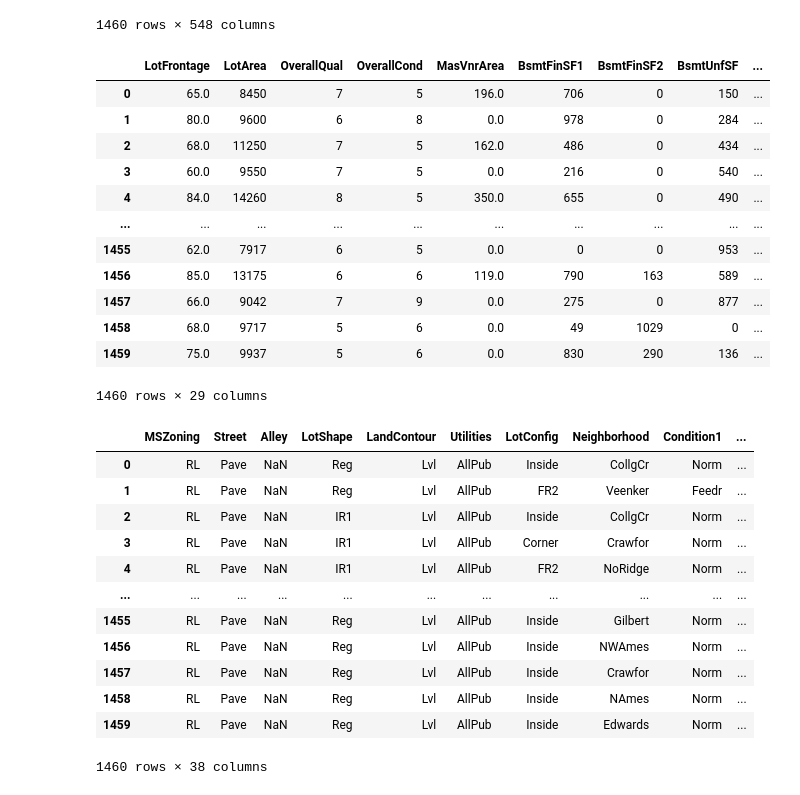
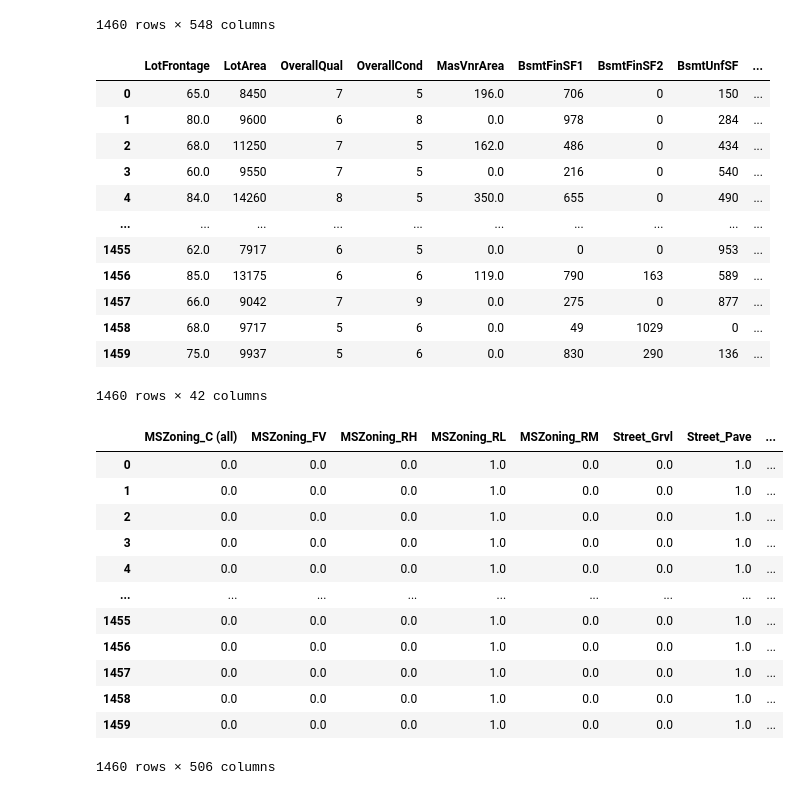
Before and after one commit to matthewgraca/4661-house-prices-regression, a Jupyter notebook: notebooks/Using data_processor.ipynb, the cells around one changed output. Saved outputs shown, nothing was run; the diff lists cells and outputs as text; code cells hidden in the pictures.

Commit message:
updated data_processor usage

```diff
--- a/notebooks/Using data_processor.ipynb
+++ b/notebooks/Using data_processor.ipynb
@@ -3,9 +3,8 @@ import pandas as pd
 from data_processor import DataProcessor
 
 # if you wanna see how this works, look at the "Feature Engineering" notebook
-dp = DataProcessor()
-original_df = pd.read_csv("../data/train.csv")
-df = dp.encode_data(original_df)
+dp = DataProcessor(pd.read_csv("../data/train.csv"))
+df = dp.complete_data()
 df
 # %% [output]
 |  | LotFrontage | LotArea | OverallQual | OverallCond | MasVnrArea | BsmtFinSF1 | BsmtFinSF2 | BsmtUnfSF | ... |
@@ -22,7 +21,7 @@ df
 | 1459 | 75.0 | 9937 | 5 | 6 | 0.0 | 830 | 290 | 136 | ... |
 1460 rows × 548 columns
 # %%
-num_df = dp.numerical_data(original_df)
+num_df = dp.numerical_data()
 num_df
 # %% [output]
 |  | LotFrontage | LotArea | OverallQual | OverallCond | MasVnrArea | BsmtFinSF1 | BsmtFinSF2 | BsmtUnfSF | ... |
@@ -37,21 +36,21 @@ num_df
 | 1457 | 66.0 | 9042 | 7 | 9 | 0.0 | 275 | 0 | 877 | ... |
 | 1458 | 68.0 | 9717 | 5 | 6 | 0.0 | 49 | 1029 | 0 | ... |
 | 1459 | 75.0 | 9937 | 5 | 6 | 0.0 | 830 | 290 | 136 | ... |
-1460 rows × 29 columns
+1460 rows × 42 columns
 # %%
-cat_df = dp.categorical_data(original_df)
+cat_df = dp.categorical_data()
 cat_df
 # %% [output]
-|  | MSZoning | Street | Alley | LotShape | LandContour | Utilities | LotConfig | Neighborhood | Condition1 | ... |
-| 0 | RL | Pave | NaN | Reg | Lvl | AllPub | Inside | CollgCr | Norm | ... |
-| 1 | RL | Pave | NaN | Reg | Lvl | AllPub | FR2 | Veenker | Feedr | ... |
-| 2 | RL | Pave | NaN | IR1 | Lvl | AllPub | Inside | CollgCr | Norm | ... |
-| 3 | RL | Pave | NaN | IR1 | Lvl | AllPub | Corner | Crawfor | Norm | ... |
-| 4 | RL | Pave | NaN | IR1 | Lvl | AllPub | FR2 | NoRidge | Norm | ... |
-| ... | ... | ... | ... | ... | ... | ... | ... | ... | ... | ... |
-| 1455 | RL | Pave | NaN | Reg | Lvl | AllPub | Inside | Gilbert | Norm | ... |
-| 1456 | RL | Pave | NaN | Reg | Lvl | AllPub | Inside | NWAmes | Norm | ... |
-| 1457 | RL | Pave | NaN | Reg | Lvl | AllPub | Inside | Crawfor | Norm | ... |
-| 1458 | RL | Pave | NaN | Reg | Lvl | AllPub | Inside | NAmes | Norm | ... |
-| 1459 | RL | Pave | NaN | Reg | Lvl | AllPub | Inside | Edwards | Norm | ... |
+|  | MSZoning_C (all) | MSZoning_FV | MSZoning_RH | MSZoning_RL | MSZoning_RM | Street_Grvl | Street_Pave | ... |
+| 0 | 0.0 | 0.0 | 0.0 | 1.0 | 0.0 | 0.0 | 1.0 | ... |
+| 1 | 0.0 | 0.0 | 0.0 | 1.0 | 0.0 | 0.0 | 1.0 | ... |
+| 2 | 0.0 | 0.0 | 0.0 | 1.0 | 0.0 | 0.0 | 1.0 | ... |
+| 3 | 0.0 | 0.0 | 0.0 | 1.0 | 0.0 | 0.0 | 1.0 | ... |
+| 4 | 0.0 | 0.0 | 0.0 | 1.0 | 0.0 | 0.0 | 1.0 | ... |
+| ... | ... | ... | ... | ... | ... | ... | ... | ... |
+| 1455 | 0.0 | 0.0 | 0.0 | 1.0 | 0.0 | 0.0 | 1.0 | ... |
+| 1456 | 0.0 | 0.0 | 0.0 | 1.0 | 0.0 | 0.0 | 1.0 | ... |
+| 1457 | 0.0 | 0.0 | 0.0 | 1.0 | 0.0 | 0.0 | 1.0 | ... |
+| 1458 | 0.0 | 0.0 | 0.0 | 1.0 | 0.0 | 0.0 | 1.0 | ... |
+| 1459 | 0.0 | 0.0 | 0.0 | 1.0 | 0.0 | 0.0 | 1.0 | ... |
-1460 rows × 38 columns
+1460 rows × 506 columns
```
Also changed, not shown: parts of 1 cell of this notebook, 3 other files.
